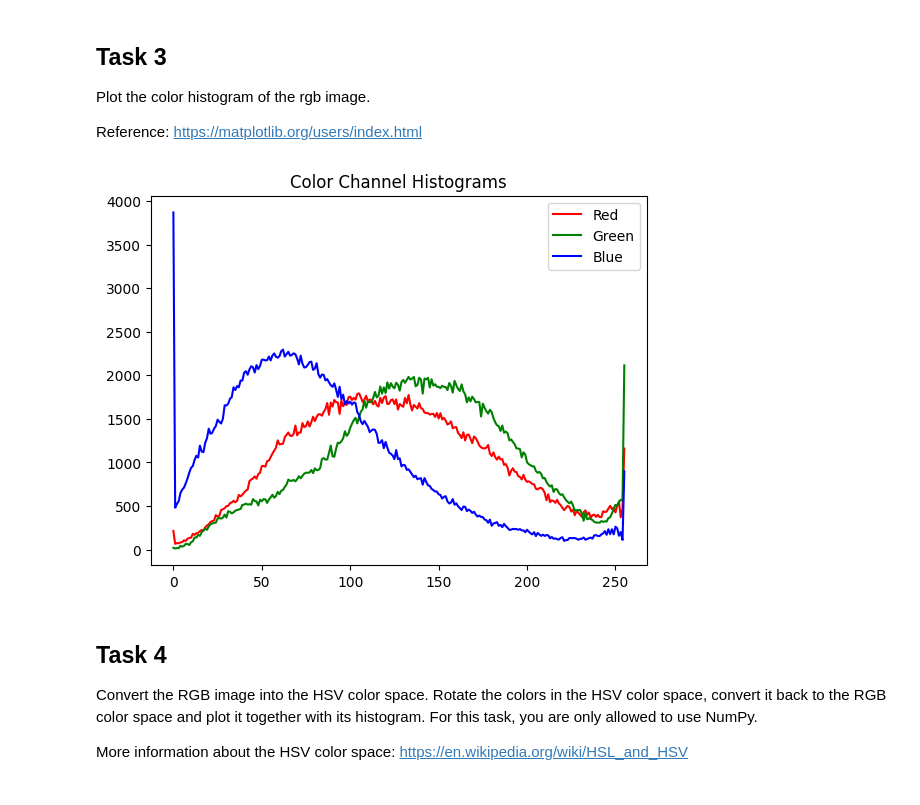
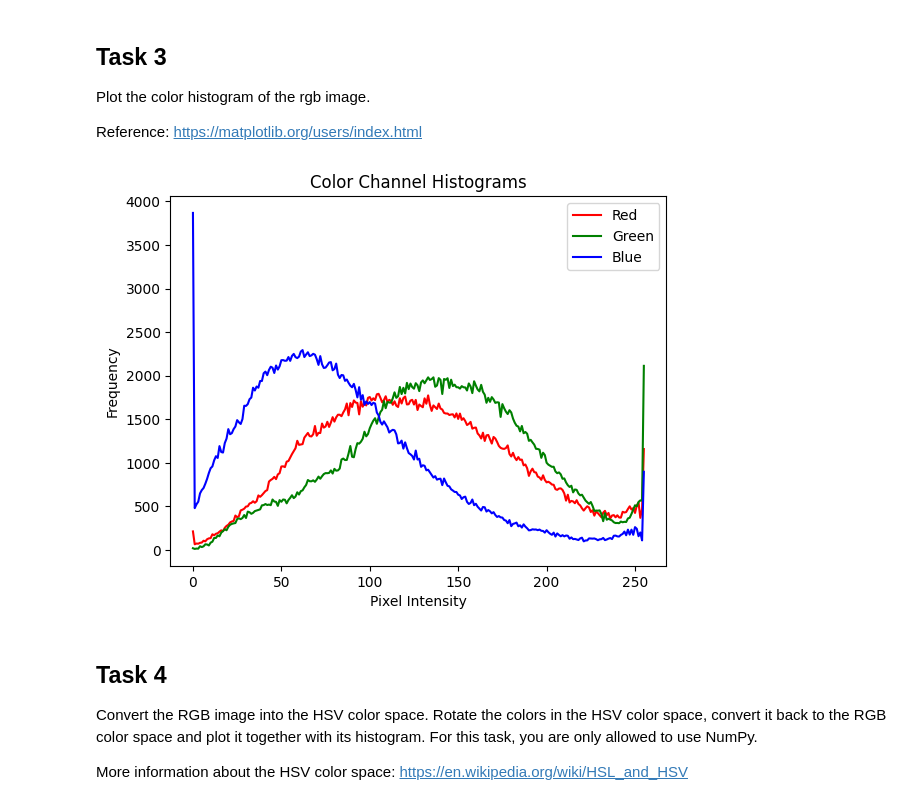
Before and after one commit to Schnelli111/3dcv-students, a Jupyter notebook: 1.0-tl-scientific-python.ipynb, the cells around one changed output. Saved outputs shown, nothing was run; the diff lists cells and outputs as text; code cells hidden in the pictures.

```diff
--- a/1.0-tl-scientific-python.ipynb
+++ b/1.0-tl-scientific-python.ipynb
@@ -187,27 +187,29 @@ Reference: https://matplotlib.org/users/index.html
 # %%
 def plot_color_histogram(image):
     '''
     Plot the histogram of each color channel into a single plot.
     Take a look at the scikit-image submodule skimage.exposure
 
     image -- RGB image
     '''
     # TODO: implement this function
 
     red_channel = image[:, :, 0]
     green_channel = image[:, :, 1]
     blue_channel = image[:, :, 2]
     for name, channel in zip(["Red", "Green", "Blue"], [red_channel, green_channel, blue_channel]):
         hist, bin_centers = skimage.exposure.histogram(channel)
         plt.plot(bin_centers, hist, label=name, color=name.lower())
 
     plt.legend()
     plt.title("Color Channel Histograms")
+    plt.xlabel("Pixel Intensity")
+    plt.ylabel("Frequency")
     plt.show()
 
 plot_color_histogram(image)
 # %% [output]
-[figure, old version]
+[figure, new version]
 # %% [markdown]
 ## Task 4
 
```
Also changed, not shown: parts of 3 cells of this notebook.
